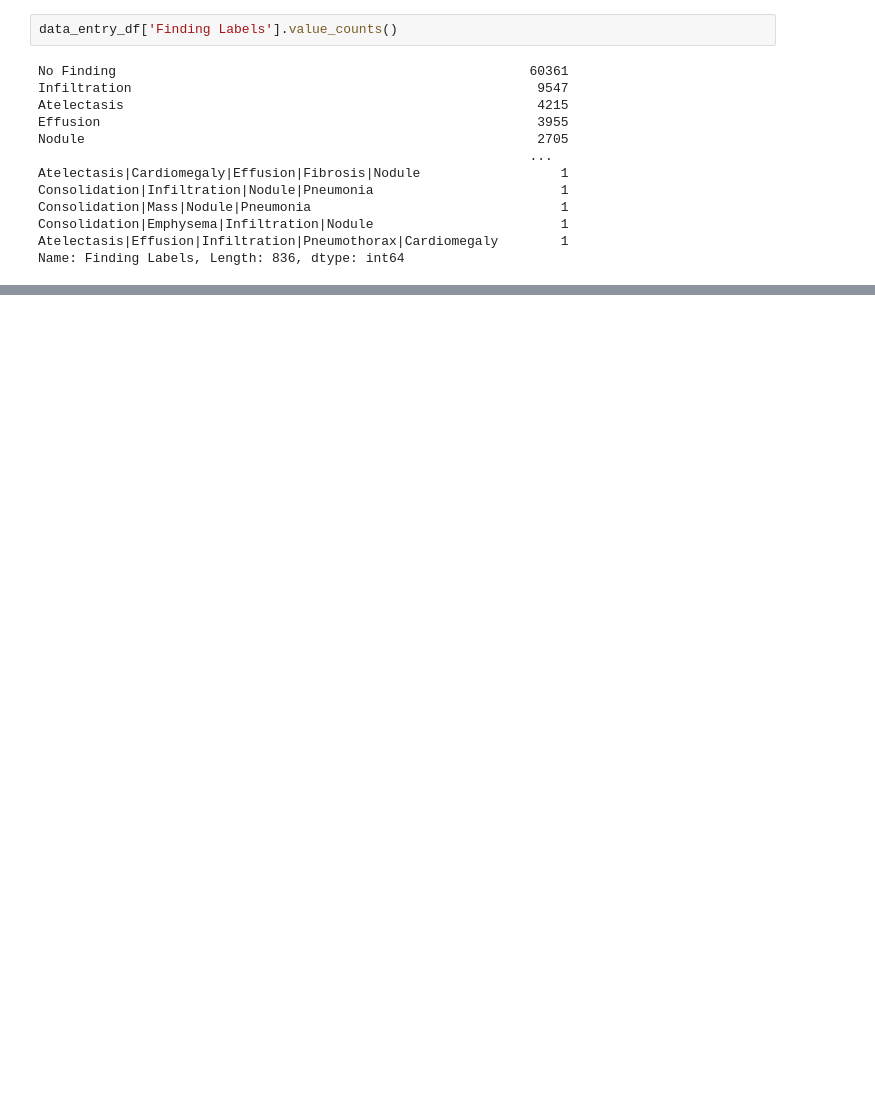
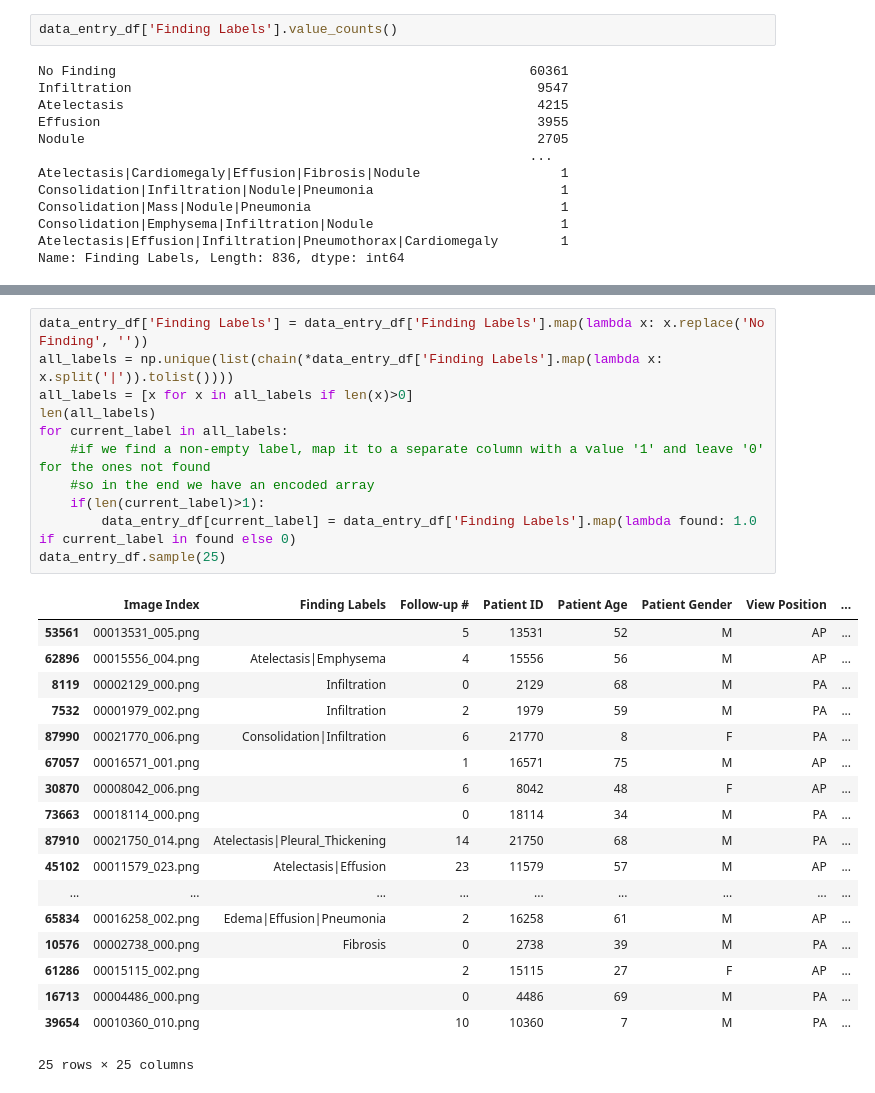
Before and after one commit to mrdchry/NIH-CHEST-XRAY, a Jupyter notebook: NIH-CHEST-XRAY-Model-Building.ipynb, the cells around one changed output, grey strips where cells are left out. Saved outputs shown, nothing was run; the diff lists cells and outputs as text; blank space fills up the shorter version.

```diff
--- a/NIH-CHEST-XRAY-Model-Building.ipynb
+++ b/NIH-CHEST-XRAY-Model-Building.ipynb
@@ -131,0 +177,30 @@ plt.imshow(image_orig_1)
+# %%
+data_entry_df['Finding Labels'] = data_entry_df['Finding Labels'].map(lambda x: x.replace('No Finding', ''))
+all_labels = np.unique(list(chain(*data_entry_df['Finding Labels'].map(lambda x: x.split('|')).tolist())))
+all_labels = [x for x in all_labels if len(x)>0]
+len(all_labels)
+for current_label in all_labels:
+    #if we find a non-empty label, map it to a separate column with a value '1' and leave '0' for the ones not found
+    #so in the end we have an encoded array
+    if(len(current_label)>1):
+        data_entry_df[current_label] = data_entry_df['Finding Labels'].map(lambda found: 1.0 if current_label in found else 0)
+data_entry_df.sample(25)
+# %% [output]
+|  | Image Index | Finding Labels | Follow-up # | Patient ID | Patient Age | Patient Gender | View Position | ... |
+| 53561 | 00013531_005.png |  | 5 | 13531 | 52 | M | AP | ... |
+| 62896 | 00015556_004.png | Atelectasis|Emphysema | 4 | 15556 | 56 | M | AP | ... |
+| 8119 | 00002129_000.png | Infiltration | 0 | 2129 | 68 | M | PA | ... |
+| 7532 | 00001979_002.png | Infiltration | 2 | 1979 | 59 | M | PA | ... |
+| 87990 | 00021770_006.png | Consolidation|Infiltration | 6 | 21770 | 8 | F | PA | ... |
+| 67057 | 00016571_001.png |  | 1 | 16571 | 75 | M | AP | ... |
+| 30870 | 00008042_006.png |  | 6 | 8042 | 48 | F | AP | ... |
+| 73663 | 00018114_000.png |  | 0 | 18114 | 34 | M | PA | ... |
+| 87910 | 00021750_014.png | Atelectasis|Pleural_Thickening | 14 | 21750 | 68 | M | PA | ... |
+| 45102 | 00011579_023.png | Atelectasis|Effusion | 23 | 11579 | 57 | M | AP | ... |
+| ... | ... | ... | ... | ... | ... | ... | ... | ... |
+| 65834 | 00016258_002.png | Edema|Effusion|Pneumonia | 2 | 16258 | 61 | M | AP | ... |
+| 10576 | 00002738_000.png | Fibrosis | 0 | 2738 | 39 | M | PA | ... |
+| 61286 | 00015115_002.png |  | 2 | 15115 | 27 | F | AP | ... |
+| 16713 | 00004486_000.png |  | 0 | 4486 | 69 | M | PA | ... |
+| 39654 | 00010360_010.png |  | 10 | 10360 | 7 | M | PA | ... |
+25 rows × 25 columns
```
Also changed, not shown: parts of 16 cells of this notebook.
